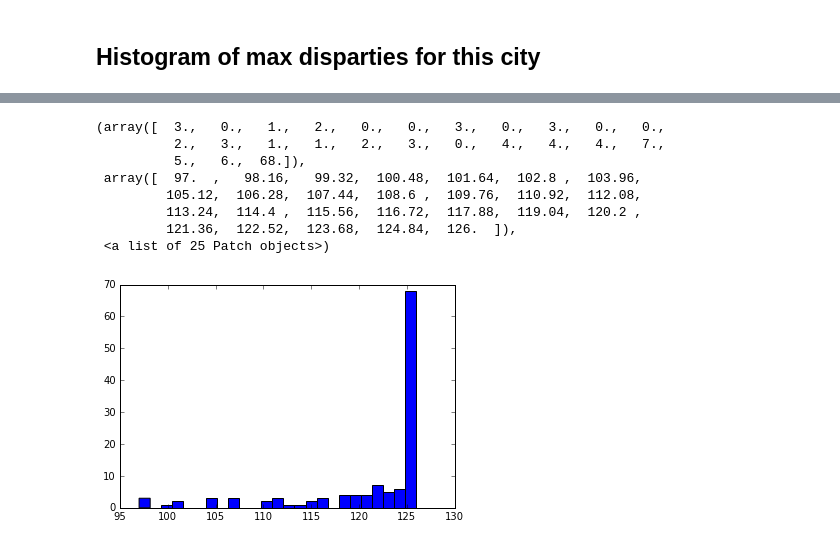
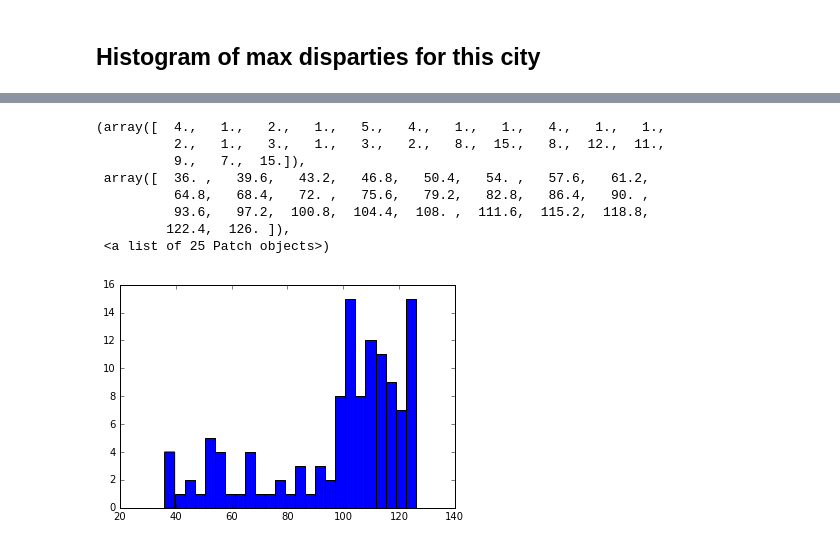
Before and after one commit to Avidereta/dl_project, a Jupyter notebook: preprocess_cityscapes.ipynb, the cells around one changed output, grey strips where cells are left out. Saved outputs shown, nothing was run; the diff lists cells and outputs as text; code cells hidden in the pictures.

```diff
--- a/preprocess_cityscapes.ipynb
+++ b/preprocess_cityscapes.ipynb
@@ -218,0 +36,7 @@ ReadAnnoPaths. train zurich: number of annotations is 122
+# %%
+imgs_paths = ReadFilePaths(mode, city, img_dir)
+disp_imgs_paths = ReadFilePaths(mode, city, 'disparity')
+annos_paths = ReadFilePaths(mode, city, 'gtFine', '.json')
+anno_imgs_paths = ReadFilePaths(mode, city, 'gtFine', 'gtFine_color.png')
+
+print disp_imgs_paths[0]
@@ -278,12 +108,15 @@ Plot(masked_img)
 # %% [markdown]
 ## Histogram of max disparties for this city
 # %%
-max_disps = []
+max_disps, max_disps_excl = [], []
+
 print len(disp_imgs_paths)
-for i in range (len(disp_imgs_paths)):
-    disp = cv2.imread(disp_imgs_paths[i])
-    anno = cv2.imread(anno_imgs_paths[i])
-    excl_img = ExcludeRoadDisp(disp, anno)
-    max_disps.append(excl_img.max())
+for disp, anno in zip(disp_imgs_paths, anno_imgs_paths):
+    disp = cv2.imread(disp)
+    max_disps.append(disp.max())
+
+    anno = cv2.imread(anno)
+    excl_img = ExcludeRoadDisp(disp, anno, [(128, 64, 128), (0, 0, 0)])
+    max_disps_excl.append(excl_img.max())
 # %% [output]
 122
@@ -293,12 +127,12 @@ Plot(excl_img)
 # %%
-plt.hist(max_disps, bins=25)
+plt.hist(max_disps_excl, bins=25)
 # %% [output]
-(array([  3.,   0.,   1.,   2.,   0.,   0.,   3.,   0.,   3.,   0.,   0.,
-          2.,   3.,   1.,   1.,   2.,   3.,   0.,   4.,   4.,   4.,   7.,
-          5.,   6.,  68.]),
- array([  97.  ,   98.16,   99.32,  100.48,  101.64,  102.8 ,  103.96,
-         105.12,  106.28,  107.44,  108.6 ,  109.76,  110.92,  112.08,
-         113.24,  114.4 ,  115.56,  116.72,  117.88,  119.04,  120.2 ,
-         121.36,  122.52,  123.68,  124.84,  126.  ]),
+(array([  4.,   1.,   2.,   1.,   5.,   4.,   1.,   1.,   4.,   1.,   1.,
+          2.,   1.,   3.,   1.,   3.,   2.,   8.,  15.,   8.,  12.,  11.,
+          9.,   7.,  15.]),
+ array([  36. ,   39.6,   43.2,   46.8,   50.4,   54. ,   57.6,   61.2,
+          64.8,   68.4,   72. ,   75.6,   79.2,   82.8,   86.4,   90. ,
+          93.6,   97.2,  100.8,  104.4,  108. ,  111.6,  115.2,  118.8,
+         122.4,  126. ]),
  <a list of 25 Patch objects>)
-[figure, old version]
+[figure, new version]
```
Also changed, not shown: parts of 17 cells of this notebook, 2 other files.
